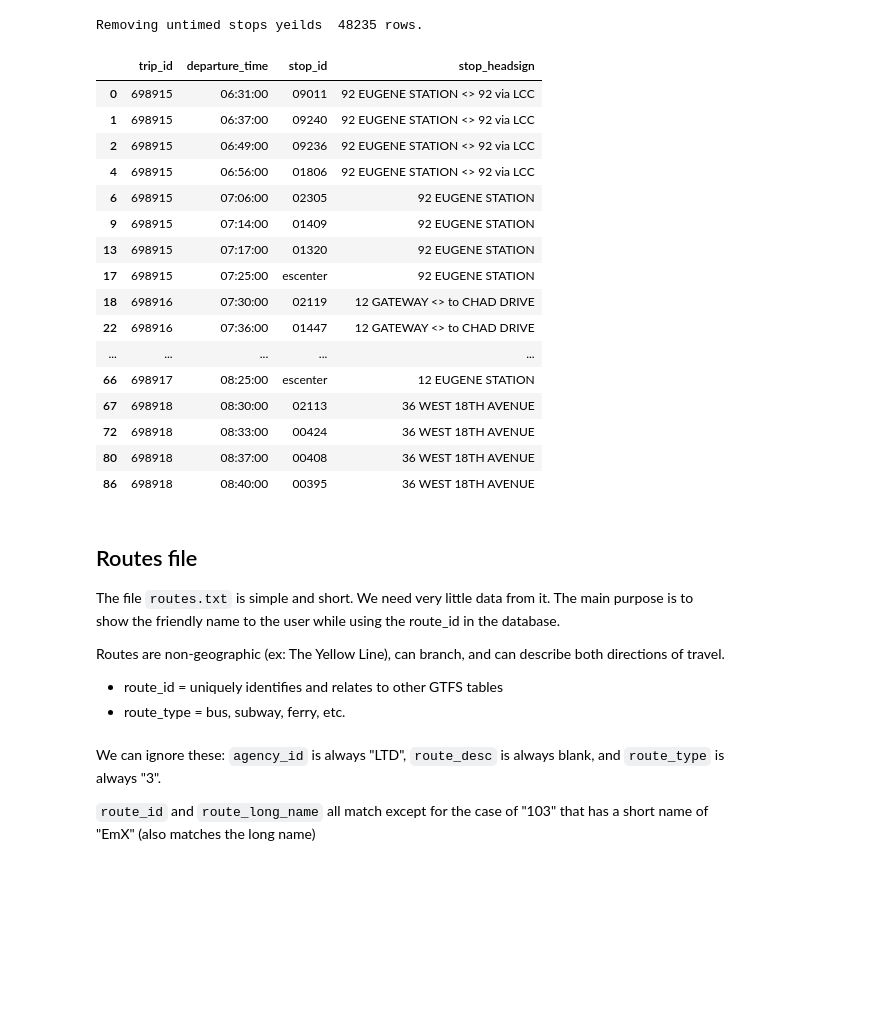
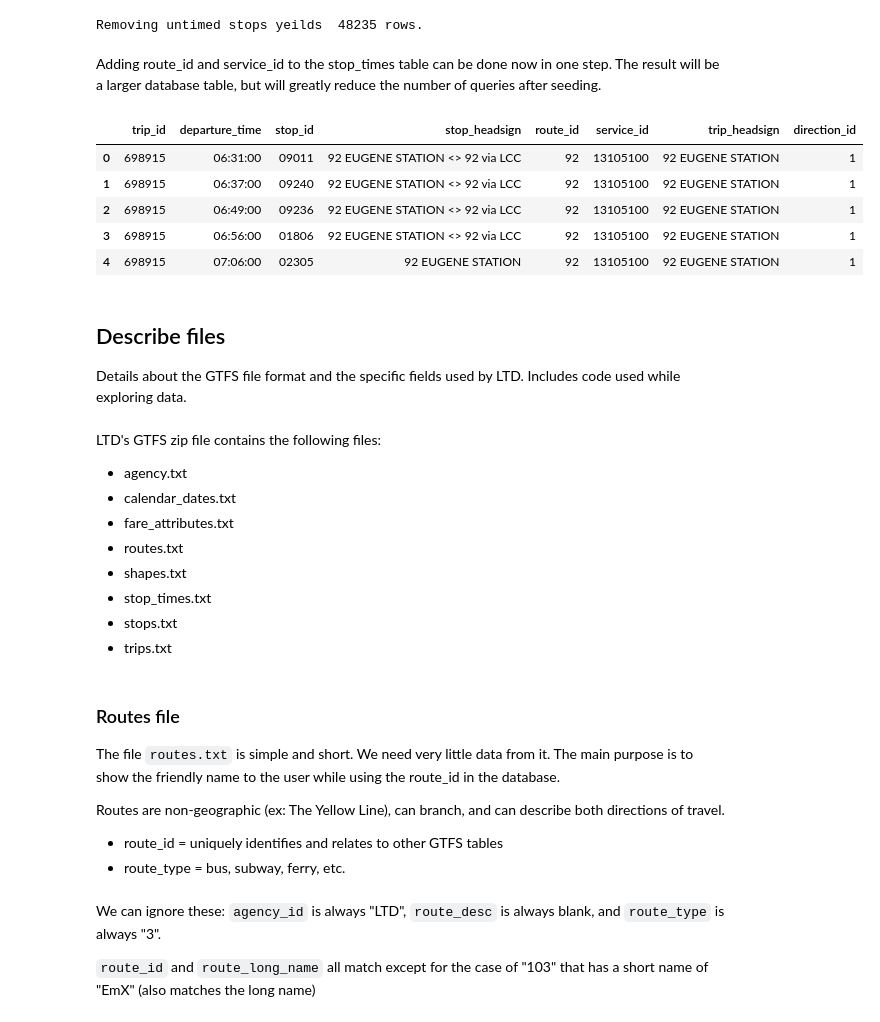
Before and after one commit to danimal-johnson/transit-board-be, a Jupyter notebook: utils/explore_data.ipynb, the cells around one changed output. Cells and saved outputs as stored; diff of their text form; code cells hidden in the pictures; blank space fills up the shorter version.

Commit message:
Merge tables. Regenerate database. Create functions to utilize the new organization.

```diff
--- a/utils/explore_data.ipynb
+++ b/utils/explore_data.ipynb
@@ -47,23 +39,23 @@ stop_times_df = stop_times_df[stop_times_df['departure_time'].notna()]
 print("Removing untimed stops yields ", len(stop_times_df), "rows.")
 # %% [output]
 Removing untimed stops yeilds  48235 rows.
+# %% [markdown]
+Adding route_id and service_id to the stop_times table can be done now in one step. The result will be a larger database table, but will greatly reduce the number of queries after seeding.
+# %%
+#stop_times_df.join(stop_times_df, trips_df, on='trip_id', how='inner')
+
+# Add fields from trips_df to stop_times_df on trip_id
+stop_times_df = stop_times_df.merge(trips_df, on='trip_id', how='inner')
 # %%
-stop_times_df.head(20)
+stop_times_df.head()
 # %% [output]
-|  | trip_id | departure_time | stop_id | stop_headsign |
-| 0 | 698915 | 06:31:00 | 09011 | 92 EUGENE STATION <> 92 via LCC |
-| 1 | 698915 | 06:37:00 | 09240 | 92 EUGENE STATION <> 92 via LCC |
-| 2 | 698915 | 06:49:00 | 09236 | 92 EUGENE STATION <> 92 via LCC |
-| 4 | 698915 | 06:56:00 | 01806 | 92 EUGENE STATION <> 92 via LCC |
-| 6 | 698915 | 07:06:00 | 02305 | 92 EUGENE STATION |
-| 9 | 698915 | 07:14:00 | 01409 | 92 EUGENE STATION |
-| 13 | 698915 | 07:17:00 | 01320 | 92 EUGENE STATION |
-| 17 | 698915 | 07:25:00 | escenter | 92 EUGENE STATION |
-| 18 | 698916 | 07:30:00 | 02119 | 12 GATEWAY <> to CHAD DRIVE |
-| 22 | 698916 | 07:36:00 | 01447 | 12 GATEWAY <> to CHAD DRIVE |
-| ... | ... | ... | ... | ... |
-| 66 | 698917 | 08:25:00 | escenter | 12 EUGENE STATION |
-| 67 | 698918 | 08:30:00 | 02113 | 36 WEST 18TH AVENUE |
-| 72 | 698918 | 08:33:00 | 00424 | 36 WEST 18TH AVENUE |
-| 80 | 698918 | 08:37:00 | 00408 | 36 WEST 18TH AVENUE |
-| 86 | 698918 | 08:40:00 | 00395 | 36 WEST 18TH AVENUE |
+|  | trip_id | departure_time | stop_id | stop_headsign | route_id | service_id | trip_headsign | direction_id |
+| 0 | 698915 | 06:31:00 | 09011 | 92 EUGENE STATION <> 92 via LCC | 92 | 13105100 | 92 EUGENE STATION | 1 |
+| 1 | 698915 | 06:37:00 | 09240 | 92 EUGENE STATION <> 92 via LCC | 92 | 13105100 | 92 EUGENE STATION | 1 |
+| 2 | 698915 | 06:49:00 | 09236 | 92 EUGENE STATION <> 92 via LCC | 92 | 13105100 | 92 EUGENE STATION | 1 |
+| 3 | 698915 | 06:56:00 | 01806 | 92 EUGENE STATION <> 92 via LCC | 92 | 13105100 | 92 EUGENE STATION | 1 |
+| 4 | 698915 | 07:06:00 | 02305 | 92 EUGENE STATION | 92 | 13105100 | 92 EUGENE STATION | 1 |
+# %% [markdown]
+## Describe files
+
+Details about the GTFS file format and the specific fields used by LTD. Includes code used while exploring data.
@@ -70,5 +68,16 @@ stop_times_df.head(20)
+# %% [markdown]
+LTD's GTFS zip file contains the following files:
+
+- agency.txt
+- calendar_dates.txt
+- fare_attributes.txt
+- routes.txt
+- shapes.txt
+- stop_times.txt
+- stops.txt
+- trips.txt
 # %% [markdown]
-## Routes file
+### Routes file
 
 The file `routes.txt` is simple and short. We need very little data from it. The main purpose is to show the friendly name to the user while using the route_id in the database.
 
```
Also changed, not shown: parts of 49 cells of this notebook, 1 other file.
